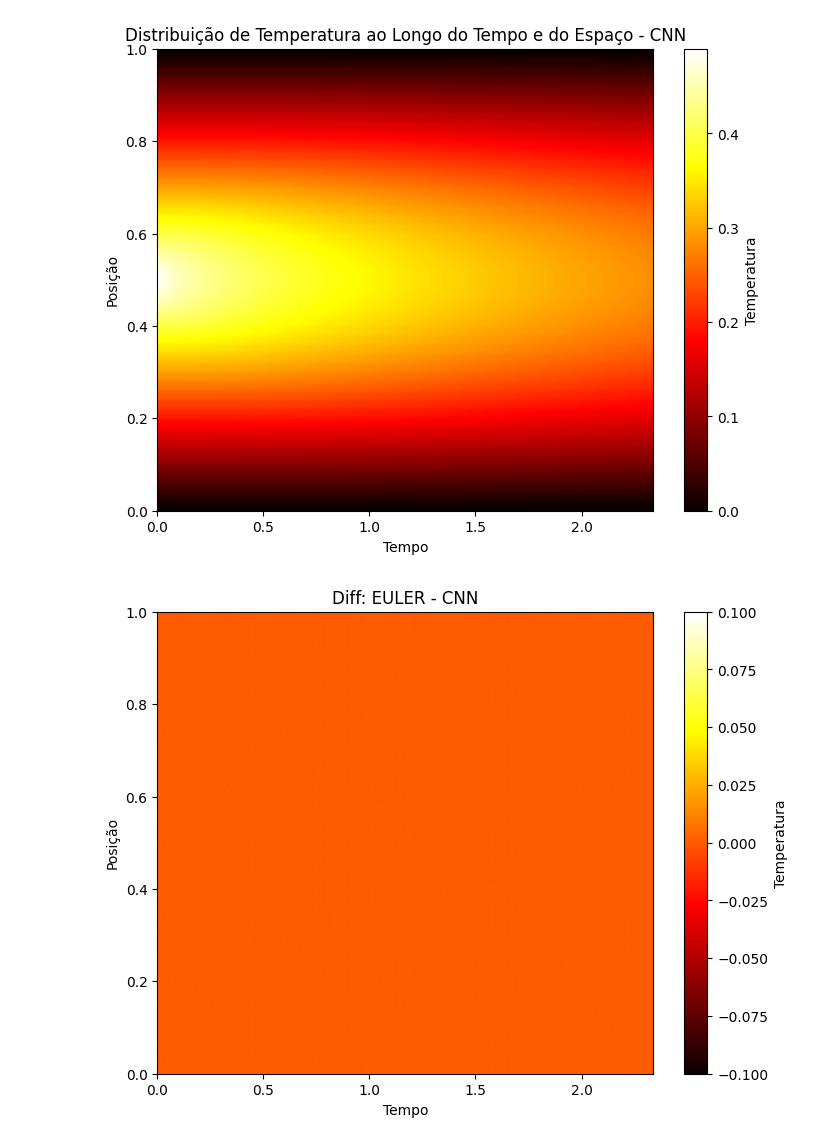
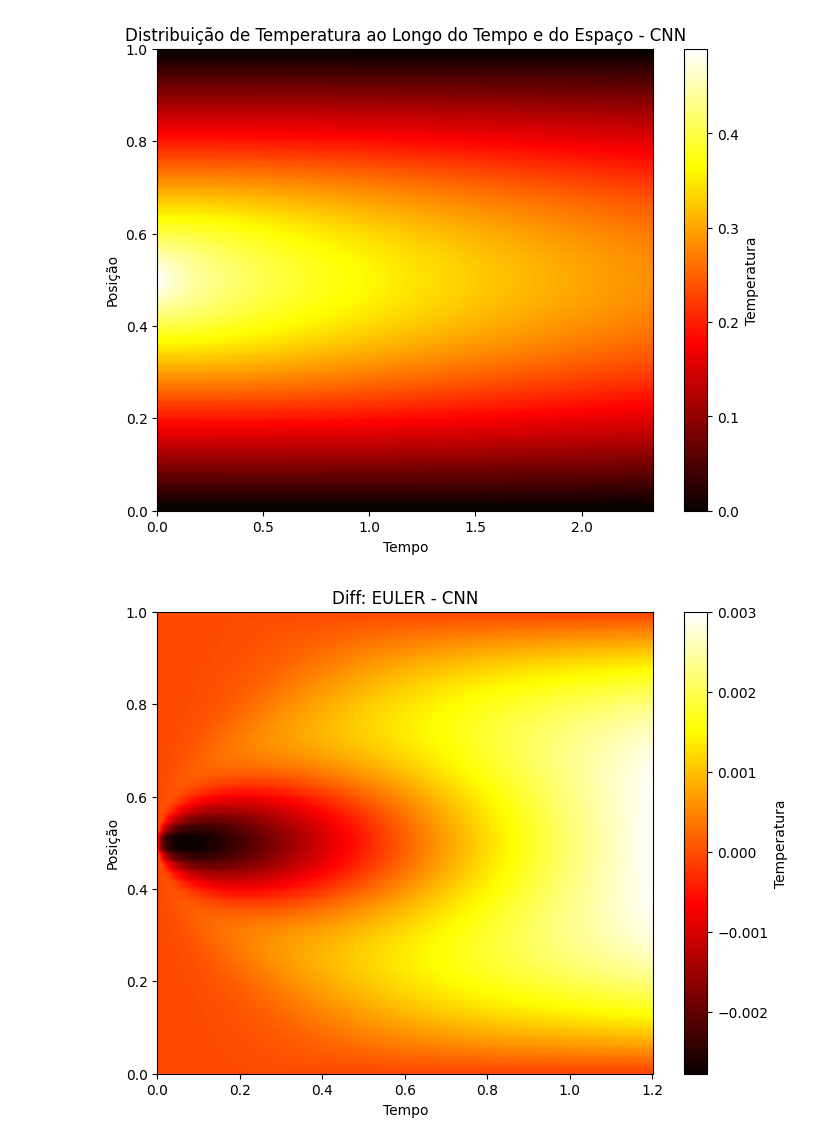
Before and after one commit to CesarMagnoJr/CeNN, a Jupyter notebook: Heat_Diff/Heat_Diffusion.ipynb, the cells around one changed output. Drawn from its saved outputs; the diff is of its cells as text; code cells hidden in the pictures.

```diff
--- a/Heat_Diff/Heat_Diffusion.ipynb
+++ b/Heat_Diff/Heat_Diffusion.ipynb
@@ -7,7 +7,7 @@ from scipy.integrate import solve_ivp
 # %%
 # Parâmetros
 L = 1.0  # Comprimento do domínio
-T = 1.0  # Tempo total
+T = 1.2  # Tempo total
 Nx = 50  # Número de pontos no espaço
 Nt = 500  # Número de pontos no tempo
 k = 0.03  # Coeficiente de difusão
@@ -29,7 +29,7 @@ T[-1, :] = 0
 for n in range(Nt - 1):
     for i in range(1, Nx - 1):
         T[i, n + 1] = T[i, n] + k * dt / dx**2 * (T[i + 1, n] - 2 * T[i, n] + T[i - 1, n])
-T2 = T
+TE = T
 # Plotagem da solução
 plt.figure(figsize=(8, 6))
 plt.imshow(T, aspect='auto', extent=[0, T.shape[1]*dt, 0, L], cmap='hot', origin='lower')
@@ -82,7 +82,7 @@ for n in range(Nt - 1):
         # MONTAGEM DA LINHA DA MATRIZ
         x_novo = float(x_integ.y[0][1])
         T[i][n+1] = x_novo
-
+TC = T
 # Plotagem da solução
 plt.figure(figsize=(8, 6))
 plt.imshow(T, aspect='auto', extent=[0, T.shape[1]*dt, 0, L], cmap='hot', origin='lower')
@@ -95,13 +95,13 @@ plt.show()
 [figure]
 # %%
 # Plotagem da Diferença
-TD = T - T2
+TD = TE - TC
 plt.figure(figsize=(8, 6))
 plt.imshow(TD, aspect='auto', extent=[0, TD.shape[1]*dt, 0, L], cmap='hot', origin='lower')
 plt.colorbar(label='Temperatura')
 plt.title('Diff: EULER - CNN')
 plt.xlabel('Tempo')
 plt.ylabel('Posição')
 plt.show()
 # %% [output]
-[figure, old version]
+[figure, new version]
```
Also changed, not shown: parts of 1 cell of this notebook.
